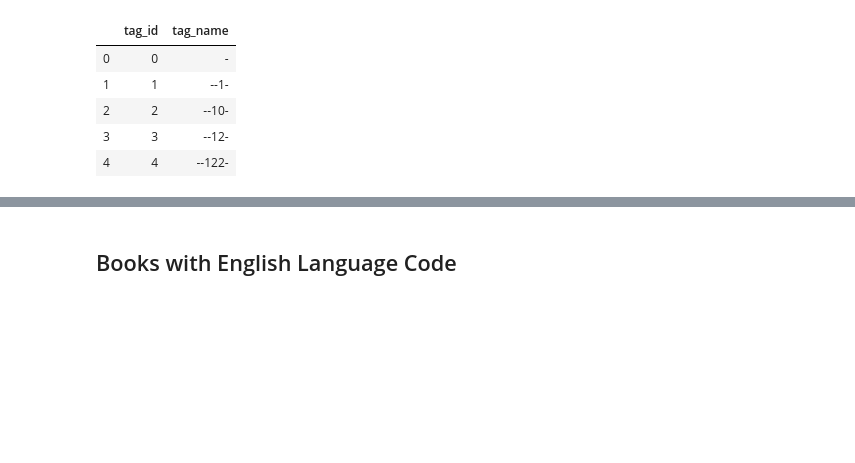
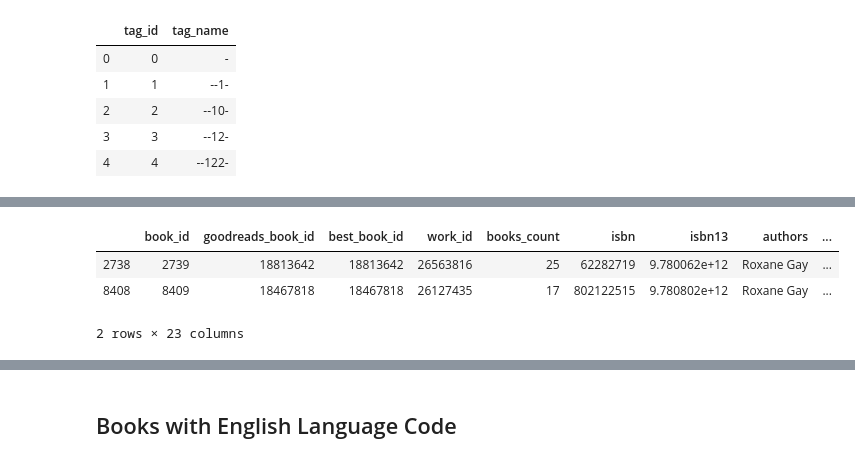
Before and after one commit to ambreen2006/book_recommendations, a Jupyter notebook: Data_Exploration.ipynb, the cells around one changed output, grey strips where cells are left out. Drawn from its saved outputs; the diff is of its cells as text; code cells hidden in the pictures; blank space fills up the shorter version.

```diff
--- a/Data_Exploration.ipynb
+++ b/Data_Exploration.ipynb
@@ -85,0 +96,7 @@ tags_df.head()
+# %%
+books_df[books_df.authors == 'Roxane Gay']
+# %% [output]
+|  | book_id | goodreads_book_id | best_book_id | work_id | books_count | isbn | isbn13 | authors | ... |
+| 2738 | 2739 | 18813642 | 18813642 | 26563816 | 25 | 62282719 | 9.780062e+12 | Roxane Gay | ... |
+| 8408 | 8409 | 18467818 | 18467818 | 26127435 | 17 | 802122515 | 9.780802e+12 | Roxane Gay | ... |
+2 rows × 23 columns
```
Also changed, not shown: parts of 6 cells of this notebook, 2 other files.
